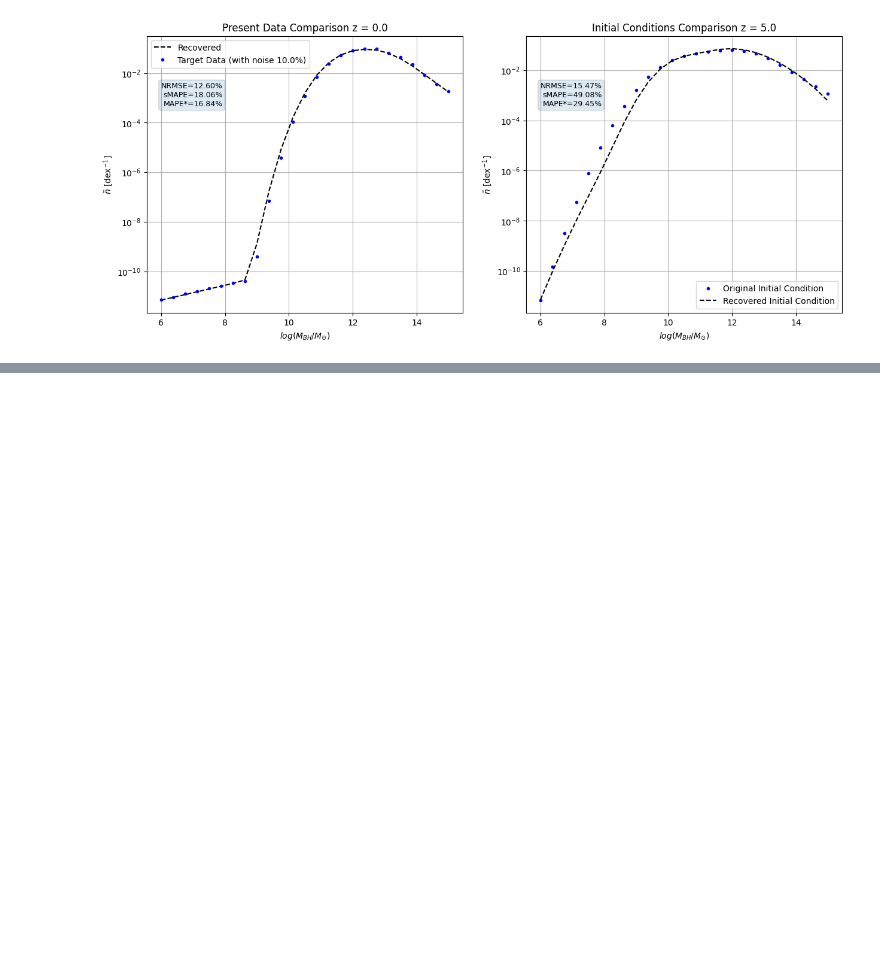
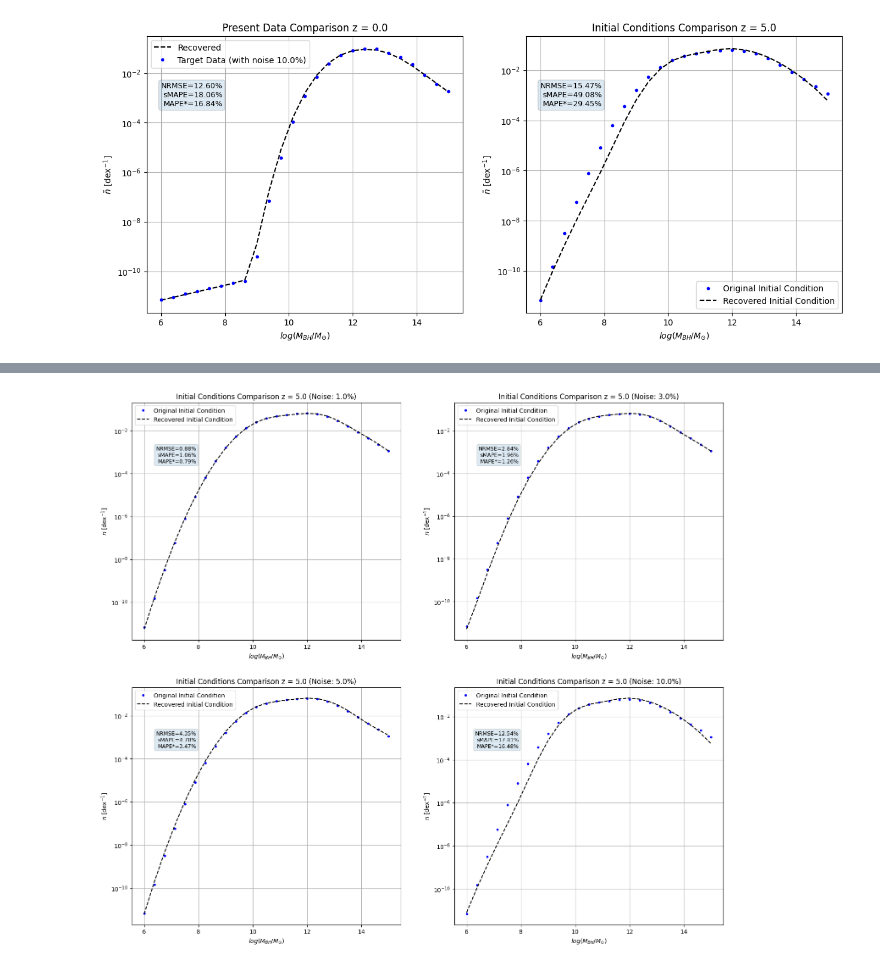
Before and after one commit to eduardopereira-inpe/starforge2, a Jupyter notebook: notebooks/parameters_recovery.ipynb, the cells around one changed output, grey strips where cells are left out. Cells and saved outputs as stored; diff of their text form; code cells hidden in the pictures; blank space fills up the shorter version.

```diff
--- a/notebooks/parameters_recovery.ipynb
+++ b/notebooks/parameters_recovery.ipynb
@@ -568,0 +710,40 @@ params = {
+# %%
+fig, axes = plt.subplots(2, 2, figsize=(18, 16))
+
+
+axes = axes.flatten()
+
+
+for i, noise in enumerate(results.keys()):
+    ax = axes[i]
+    res = results[noise]
+
+    ax.plot(
+        res['ln_mbh_grid'],
+        res['initial_condition'],
+        '.',
+        label='Original Initial Condition',
+        color='blue'
+    )
+    ax.plot(
+        res['ln_mbh_grid'],
+        res['initial_condition_recovered'],
+        '--',
+        label='Recovered Initial Condition',
+        color='black',
+    )
+
+    ax.set_yscale('log')
+    ax.set_xlabel(r'$log(M_{BH} / M_{\odot})$')
+    ax.set_ylabel(r'$n$ [dex$^{-1}$]')
+
+    ax.text(0.24, 0.74, res['metrics'], transform=ax.transAxes,
+                        fontsize=9, va='bottom', ha='right',
+                        bbox=dict(boxstyle="round,pad=0.3", alpha=0.15))
+    ax.set_title(f'Initial Conditions Comparison z = {res["grid_params"].z_i} (Noise: {float(noise)*100:.1f}%)')
+    ax.legend()
+    ax.grid(True)
+
+plt.show()
+# %% [output]
+[figure, added]
```
Also changed, not shown: parts of 2 cells of this notebook.
